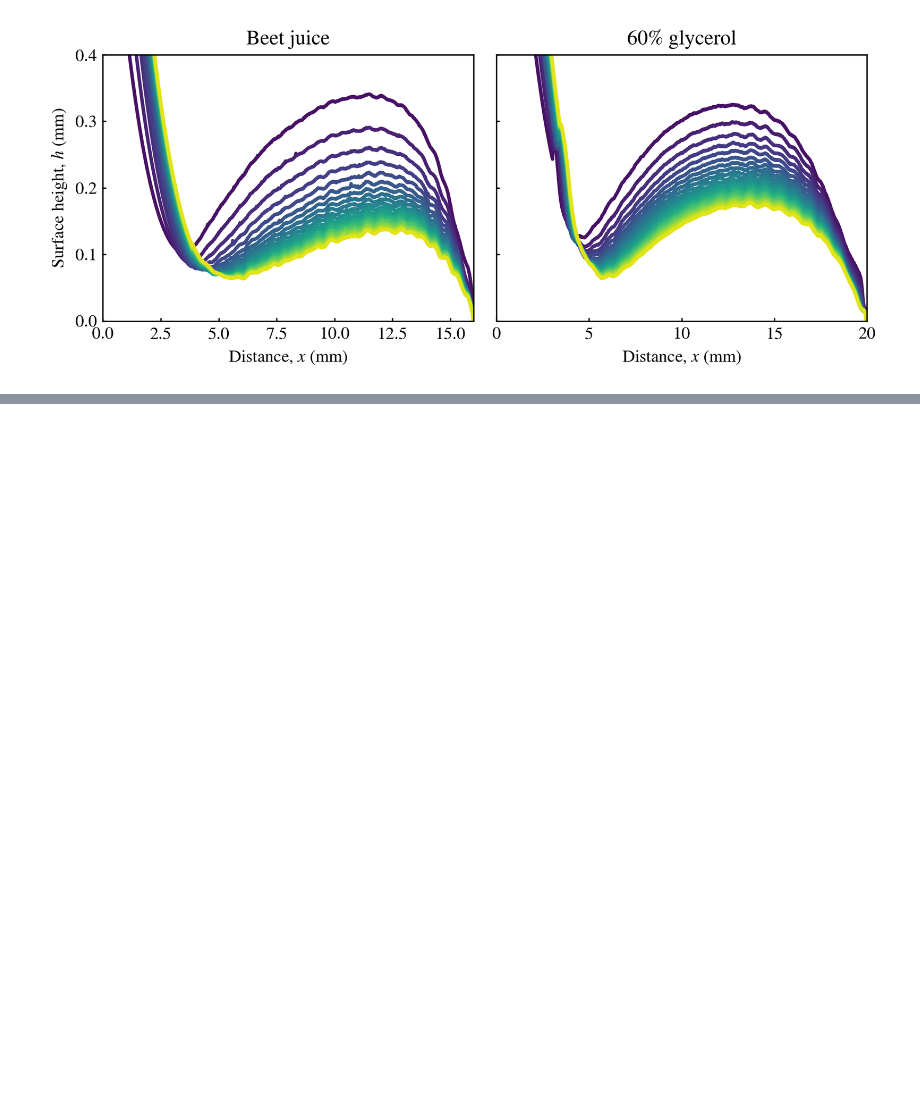
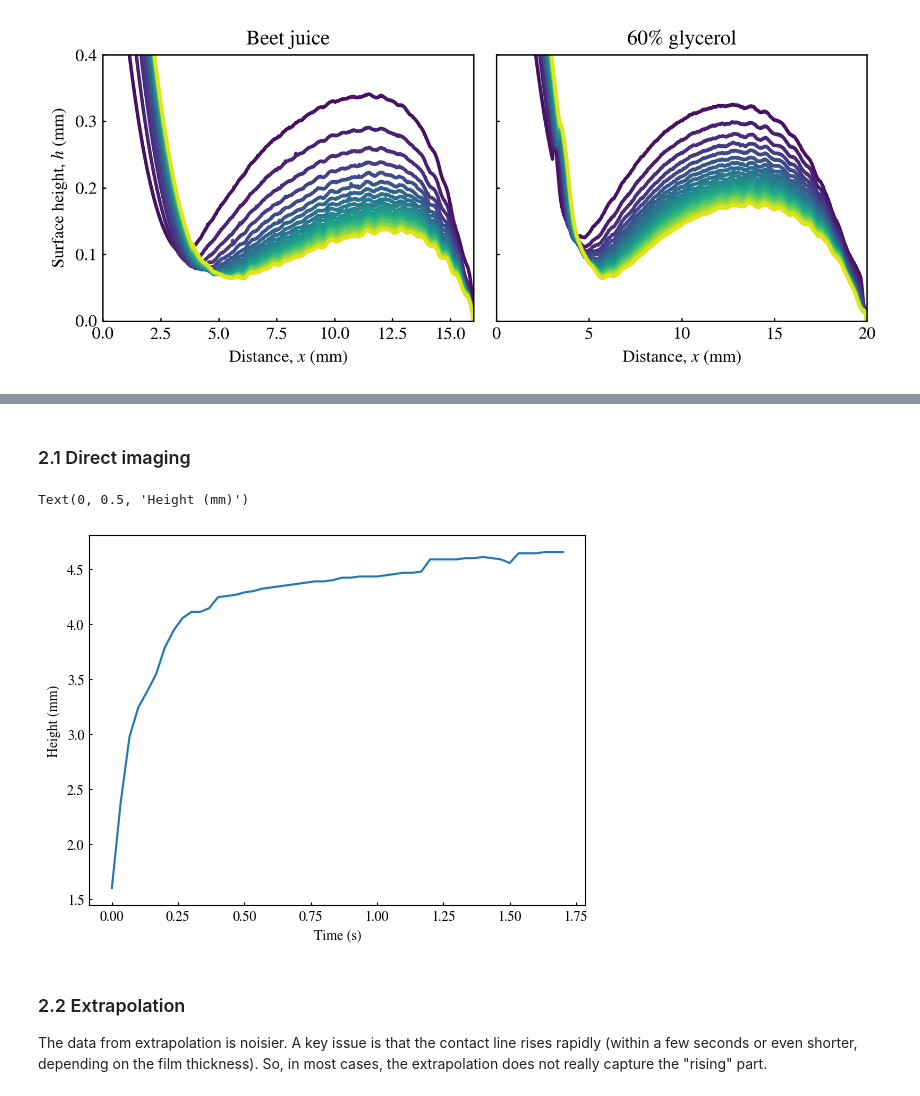
Before and after one commit to ZLoverty/WPM, a Jupyter notebook: Code/Response_to_reviewers.ipynb, the cells around one changed output, grey strips where cells are left out. Saved outputs shown, nothing was run; the diff lists cells and outputs as text; code cells hidden in the pictures; blank space fills up the shorter version.

Commit message:
make plots for the response

```diff
--- a/Code/Response_to_reviewers.ipynb
+++ b/Code/Response_to_reviewers.ipynb
@@ -77,0 +85,27 @@ plt.tight_layout()
+# %%
+fps = 30
+mpp = 6 / 1080
+h0 = 1000
+# %% [markdown]
+### 2.1 Direct imaging
+# %%
+folder = r"G:\My Drive\Research projects\WPM\Data\11152024\Contact_line_velocity_analysis\tracking"
+l = readdata(folder, "csv")
+# %%
+df = pd.read_csv(l.Dir[0], usecols=["Y"], encoding="latin1")
+# %%
+t = df.index / fps
+h = (h0 - df.Y) * mpp
+plt.plot(t, h)
+# plt.xlim([0, 2])
+# plt.ylim([0, 5])
+# plt.loglog()
+plt.xlabel("Time (s)")
+plt.ylabel("Height (mm)")
+# %% [output]
+Text(0, 0.5, 'Height (mm)')
+[figure, added]
+# %% [markdown]
+### 2.2 Extrapolation
+
+The data from extrapolation is noisier. A key issue is that the contact line rises rapidly (within a few seconds or even shorter, depending on the film thickness). So, in most cases, the extrapolation does not really capture the "rising" part.
```
Also changed, not shown: parts of 17 cells of this notebook.
